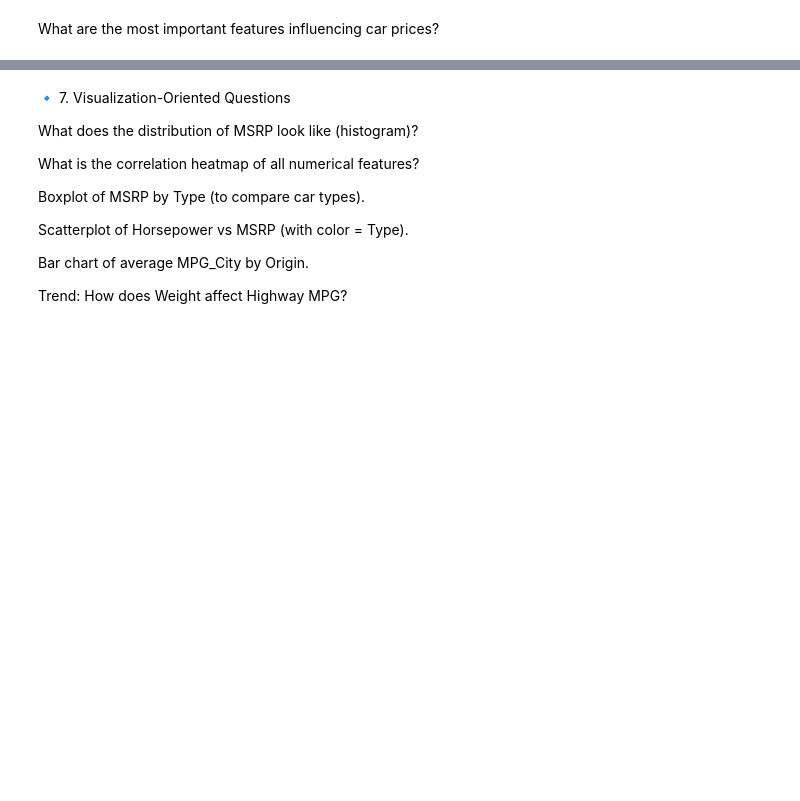
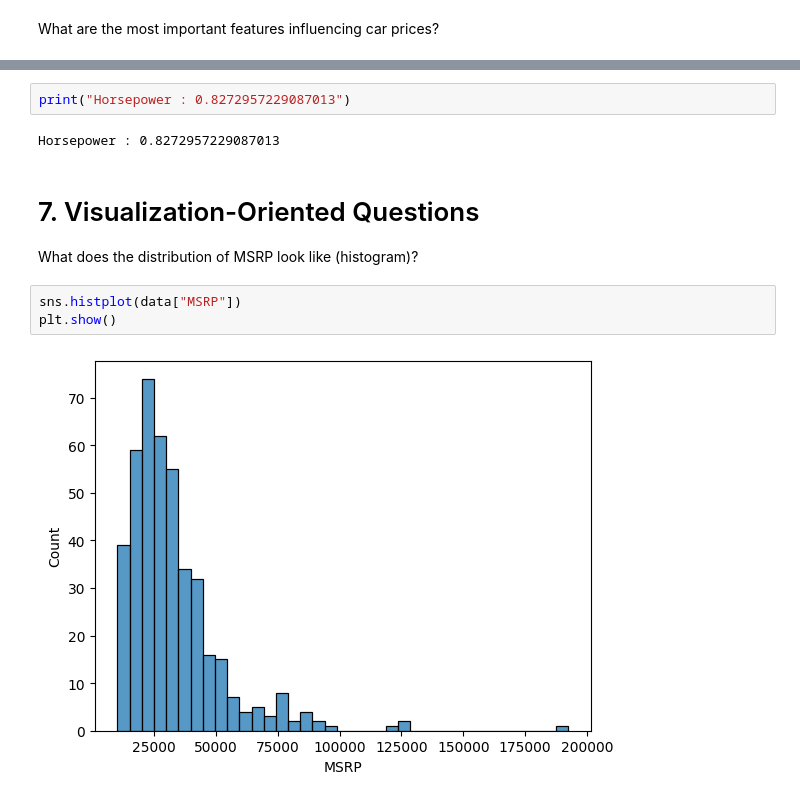
Before and after one commit to trailokya-world/Car-Data-Analysis, a Jupyter notebook: car_data_analysis/car_data_analysis.ipynb, the cells around one changed output, grey strips where cells are left out. Cells and saved outputs as stored; diff of their text form; blank space fills up the shorter version.

```diff
--- a/car_data_analysis/car_data_analysis.ipynb
+++ b/car_data_analysis/car_data_analysis.ipynb
@@ -766,16 +789,15 @@ What are the most important features influencing car prices?
+# %%
+print("Horsepower : 0.8272957229087013")
+# %% [output]
+Horsepower : 0.8272957229087013
 # %% [markdown]
 
 
-🔹 7. Visualization-Oriented Questions
+# 7. Visualization-Oriented Questions
 
 What does the distribution of MSRP look like (histogram)?
-
-What is the correlation heatmap of all numerical features?
-
-Boxplot of MSRP by Type (to compare car types).
-
-Scatterplot of Horsepower vs MSRP (with color = Type).
-
-Bar chart of average MPG_City by Origin.
-
-Trend: How does Weight affect Highway MPG?
+# %%
+sns.histplot(data["MSRP"])
+plt.show()
+# %% [output]
+[figure, added]
```
Also changed, not shown: parts of 13 cells of this notebook.
